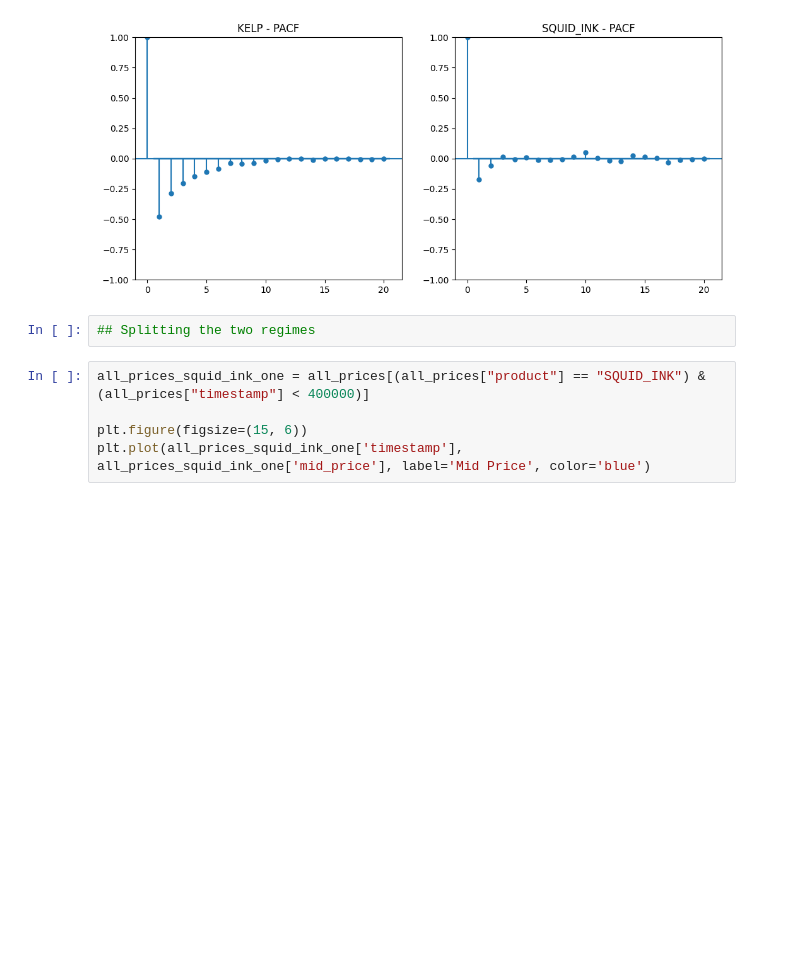
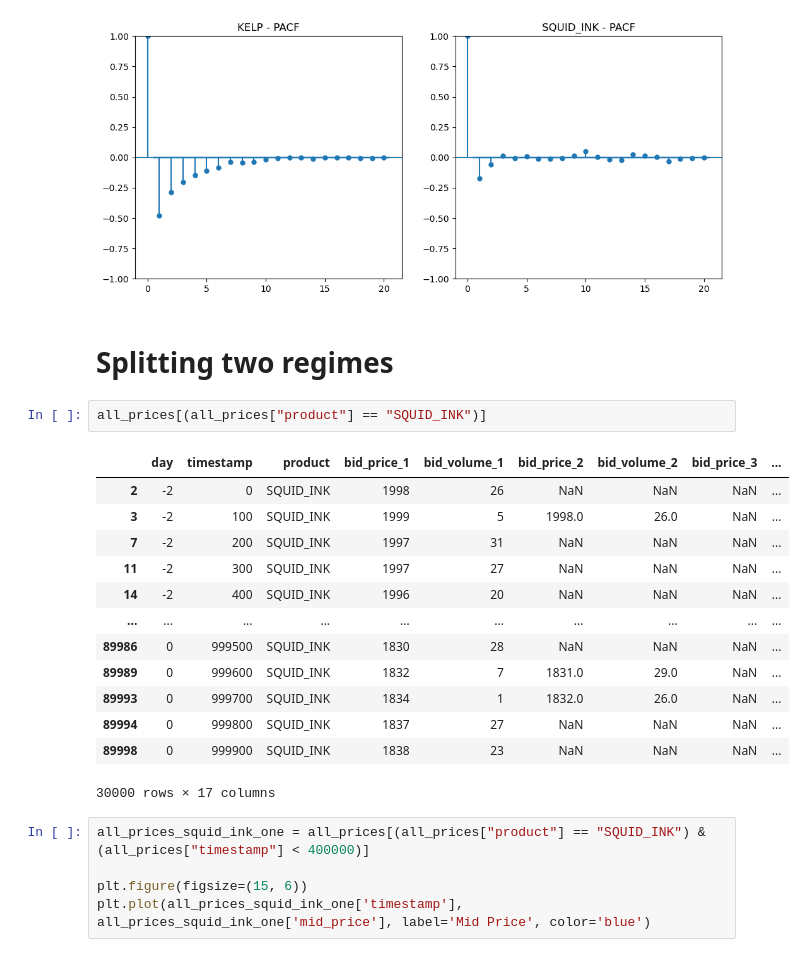
Before and after one commit to williamzkollard/IMC-Prosperity-2025, a Jupyter notebook: src/Round 1/Data_Analysisv0.1.ipynb, the cells around one changed output. Cells and saved outputs as stored; diff of their text form; blank space fills up the shorter version.

```diff
--- a/src/Round 1/Data_Analysisv0.1.ipynb
+++ b/src/Round 1/Data_Analysisv0.1.ipynb
@@ -195,8 +195,24 @@ axes[1].set_title('SQUID_INK - PACF')
 plt.show()
 # %% [output]
 [figure]
-# %%
-## Splitting the two regimes
+# %% [markdown]
+# Splitting two regimes
+# %%
+all_prices[(all_prices["product"] == "SQUID_INK")]
+# %% [output]
+|  | day | timestamp | product | bid_price_1 | bid_volume_1 | bid_price_2 | bid_volume_2 | bid_price_3 | ... |
+| 2 | -2 | 0 | SQUID_INK | 1998 | 26 | NaN | NaN | NaN | ... |
+| 3 | -2 | 100 | SQUID_INK | 1999 | 5 | 1998.0 | 26.0 | NaN | ... |
+| 7 | -2 | 200 | SQUID_INK | 1997 | 31 | NaN | NaN | NaN | ... |
+| 11 | -2 | 300 | SQUID_INK | 1997 | 27 | NaN | NaN | NaN | ... |
+| 14 | -2 | 400 | SQUID_INK | 1996 | 20 | NaN | NaN | NaN | ... |
+| ... | ... | ... | ... | ... | ... | ... | ... | ... | ... |
+| 89986 | 0 | 999500 | SQUID_INK | 1830 | 28 | NaN | NaN | NaN | ... |
+| 89989 | 0 | 999600 | SQUID_INK | 1832 | 7 | 1831.0 | 29.0 | NaN | ... |
+| 89993 | 0 | 999700 | SQUID_INK | 1834 | 1 | 1832.0 | 26.0 | NaN | ... |
+| 89994 | 0 | 999800 | SQUID_INK | 1837 | 27 | NaN | NaN | NaN | ... |
+| 89998 | 0 | 999900 | SQUID_INK | 1838 | 23 | NaN | NaN | NaN | ... |
+30000 rows × 17 columns
 # %%
 all_prices_squid_ink_one = all_prices[(all_prices["product"] == "SQUID_INK") & (all_prices["timestamp"] < 400000)]
 
```
Also changed, not shown: parts of 18 cells of this notebook.
